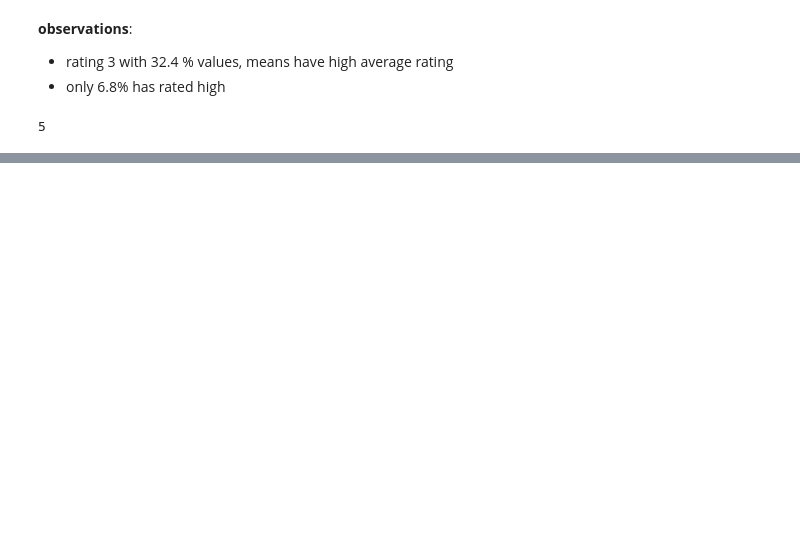
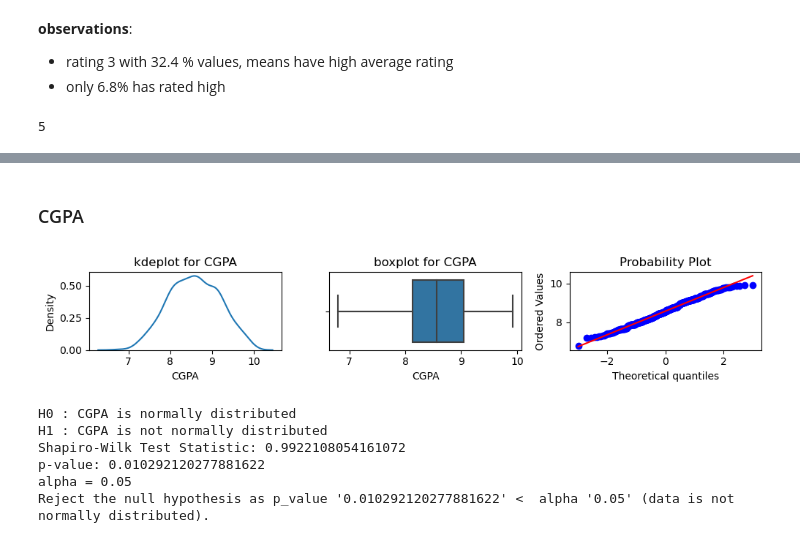
Before and after one commit to UpendraSinghRathore85/ML-Projects-Python, a Jupyter notebook: LinearRegression/Bussiness Case - Jamboree Education.ipynb, the cells around one changed output, grey strips where cells are left out. Drawn from its saved outputs; the diff is of its cells as text; code cells hidden in the pictures; blank space fills up the shorter version.

```diff
--- a/LinearRegression/Bussiness Case - Jamboree Education.ipynb
+++ b/LinearRegression/Bussiness Case - Jamboree Education.ipynb
@@ -134,0 +258,14 @@ plot_distributions(feature)
+# %% [markdown]
+### CGPA
+# %%
+feature = 'CGPA'
+plot_distributions(feature)
+test_normality(feature)
+# %% [output]
+[figure, added]
+H0 : CGPA is normally distributed
+H1 : CGPA is not normally distributed
+Shapiro-Wilk Test Statistic: 0.9922108054161072
+p-value: 0.010292120277881622
+alpha = 0.05
+Reject the null hypothesis as p_value '0.010292120277881622' <  alpha '0.05' (data is not normally distributed).
```
Also changed, not shown: parts of 51 cells of this notebook.
